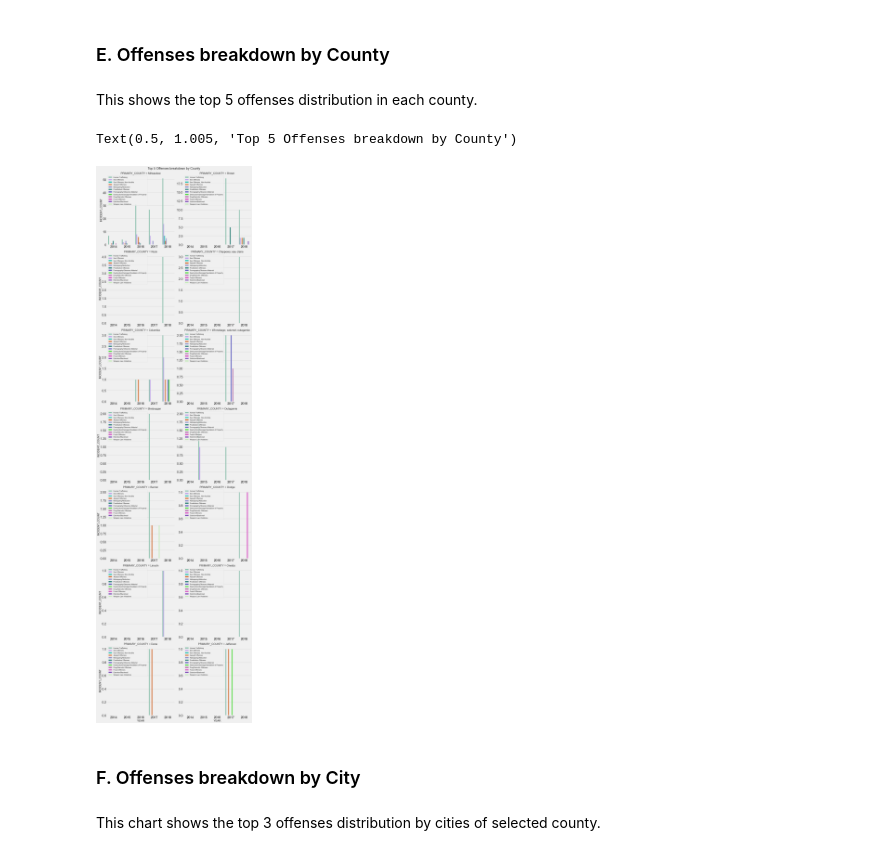
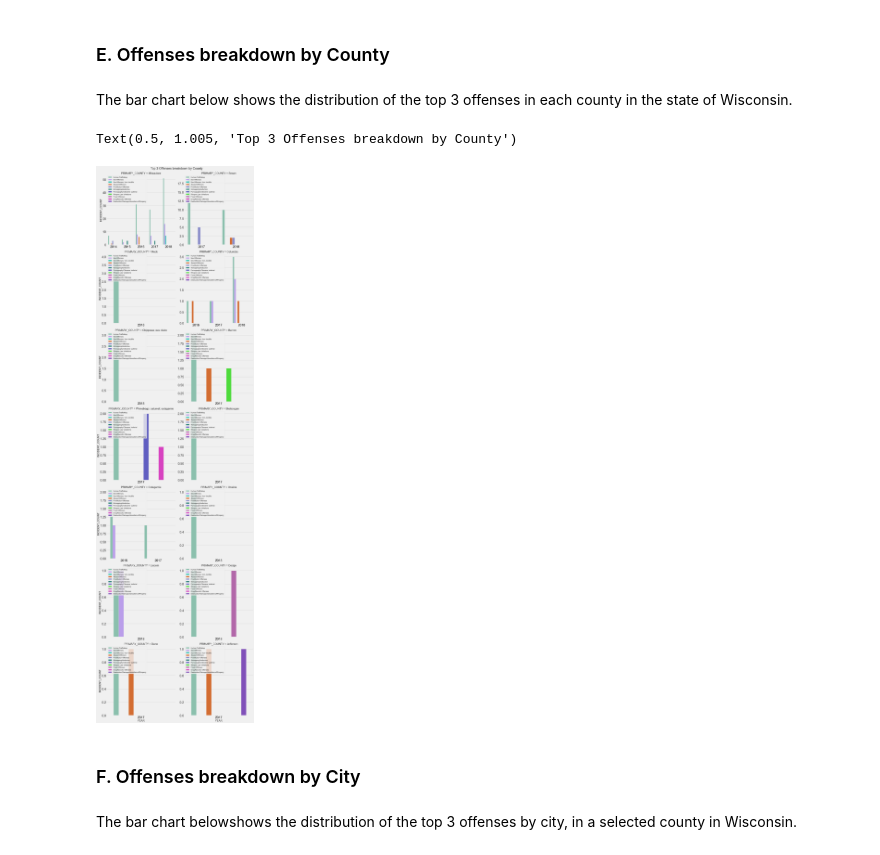
Before and after one commit to tah-skills-build/Cyber-Tackles-Trafficking, a Jupyter notebook: FBI_Incidents_Analysis/HumanTrafficking_Incidents_Analysis.ipynb, the cells around one changed output. Saved outputs shown, nothing was run; the diff lists cells and outputs as text; code cells hidden in the pictures.

```diff
--- a/FBI_Incidents_Analysis/HumanTrafficking_Incidents_Analysis.ipynb
+++ b/FBI_Incidents_Analysis/HumanTrafficking_Incidents_Analysis.ipynb
@@ -305,44 +304,44 @@ Text(0.5, 1.01, 'Top 3 Offenses breakdown by Location')
 # %% [markdown]
 ### E. Offenses breakdown by County
 # %% [markdown]
-This shows the top 5 offenses distribution in each county. <br>
+The bar chart below shows the distribution of the top 3 offenses in each county in the state of Wisconsin.
 # %%
 # Set the Top N
-N=5
+N=3
 
 # Set the bar graph style
 %matplotlib inline
 matplotlib.style.use('fivethirtyeight')
 
 offense_county = offenses.groupby(['YEAR', 'PRIMARY_COUNTY', 'OFFENSE_CATEGORY_NAME'], as_index = True)['INCIDENT_ID'].nunique()
 offense_county = pd.DataFrame(offense_county).reset_index()
 offense_county = offense_county.rename(columns = {'INCIDENT_ID':'INCIDENT_COUNT'})
 
 # Extract Top N Offense Type for each location
 offense_county = offense_county.groupby(['YEAR', 'PRIMARY_COUNTY']).apply(lambda x: x.nlargest(N, ['INCIDENT_COUNT'])).reset_index(drop=True)
 offense_county = offense_county.sort_values(by='INCIDENT_COUNT', ascending = False)
 
 # generate random colors
 random.seed(5)
 generate_colors = lambda n: list(map(lambda i: "#" + "%06x" % random.randint(0, 0xFFFFFF),range(n)))
 colors = generate_colors(offense_county['OFFENSE_CATEGORY_NAME'].nunique())
 
 # Plot
 oc = sns.catplot(x = 'YEAR', y = 'INCIDENT_COUNT', col = 'PRIMARY_COUNTY', hue = 'OFFENSE_CATEGORY_NAME',
                  data = offense_county, sharex = False, sharey = False, kind = 'bar', height = 7, aspect=1, col_wrap=2,
                  legend_out=False, palette=sns.color_palette(colors))
 
 for ax in oc.axes.ravel():
     ax.legend(fontsize=11, loc='upper left')
 
 oc.fig.suptitle('Top ' + str(N) + ' Offenses breakdown by County', x = 0.5, y= 1.005, fontsize = 20)
 # %% [output]
-Text(0.5, 1.005, 'Top 5 Offenses breakdown by County')
+Text(0.5, 1.005, 'Top 3 Offenses breakdown by County')
-[figure, old version]
+[figure, new version]
 # %% [markdown]
 ### F. Offenses breakdown by City
 # %% [markdown]
-This chart shows the top 3 offenses distribution by cities of selected county. <br>
+The bar chart belowshows the distribution of the top  3 offenses by city, in a selected county in Wisconsin.
 # %%
 # 1. Set the N value
 N=3
```
Also changed, not shown: parts of 54 cells of this notebook.
